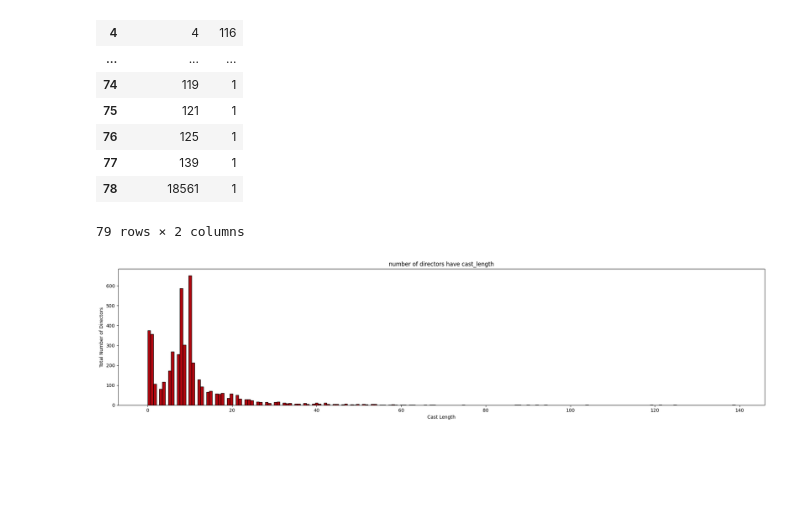
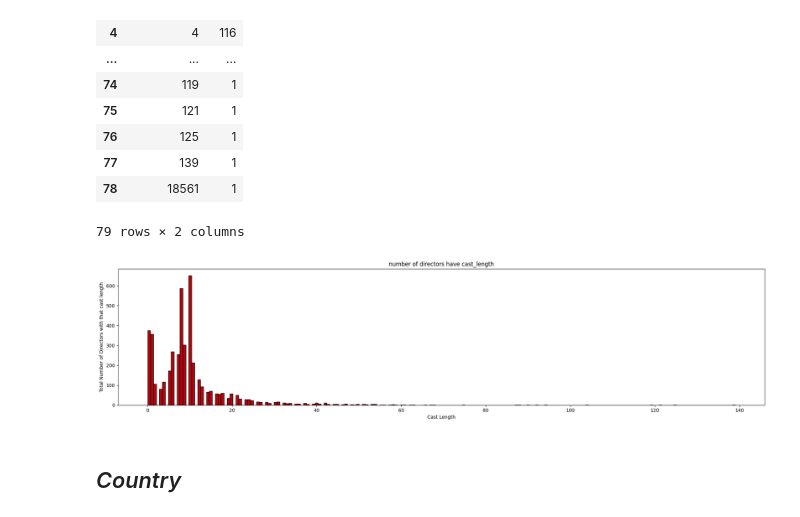
Before and after one commit to harshita-d/Data_Visualization, a Jupyter notebook: netflix-data-visualization.ipynb, the cells around one changed output. Drawn from its saved outputs; the diff is of its cells as text; code cells hidden in the pictures; blank space fills up the shorter version.

```diff
--- a/netflix-data-visualization.ipynb
+++ b/netflix-data-visualization.ipynb
@@ -608,9 +628,11 @@ def plot_histogram(x_data=[], n_bins=10, title="", x_label="", y_label="", x_fig
 # %%
 data_without_empty=direc_group_cast_len[direc_group_cast_len['director']!="No Data"]
 #data_hist=data_without_empty[data_without_empty['cast_length']>10]
 title='number of directors have cast_length'
 x_label='Cast Length'
-y_label='Total Number of Directors'
+y_label='Total Number of Directors with that cast length'
 plot_histogram(data_without_empty['cast_length'].values, 200,title,x_label, y_label, 20,5)
 # %% [output]
-[figure, old version]
+[figure, new version]
+# %% [markdown]
+## *Country*
```
Also changed, not shown: parts of 18 cells of this notebook.
